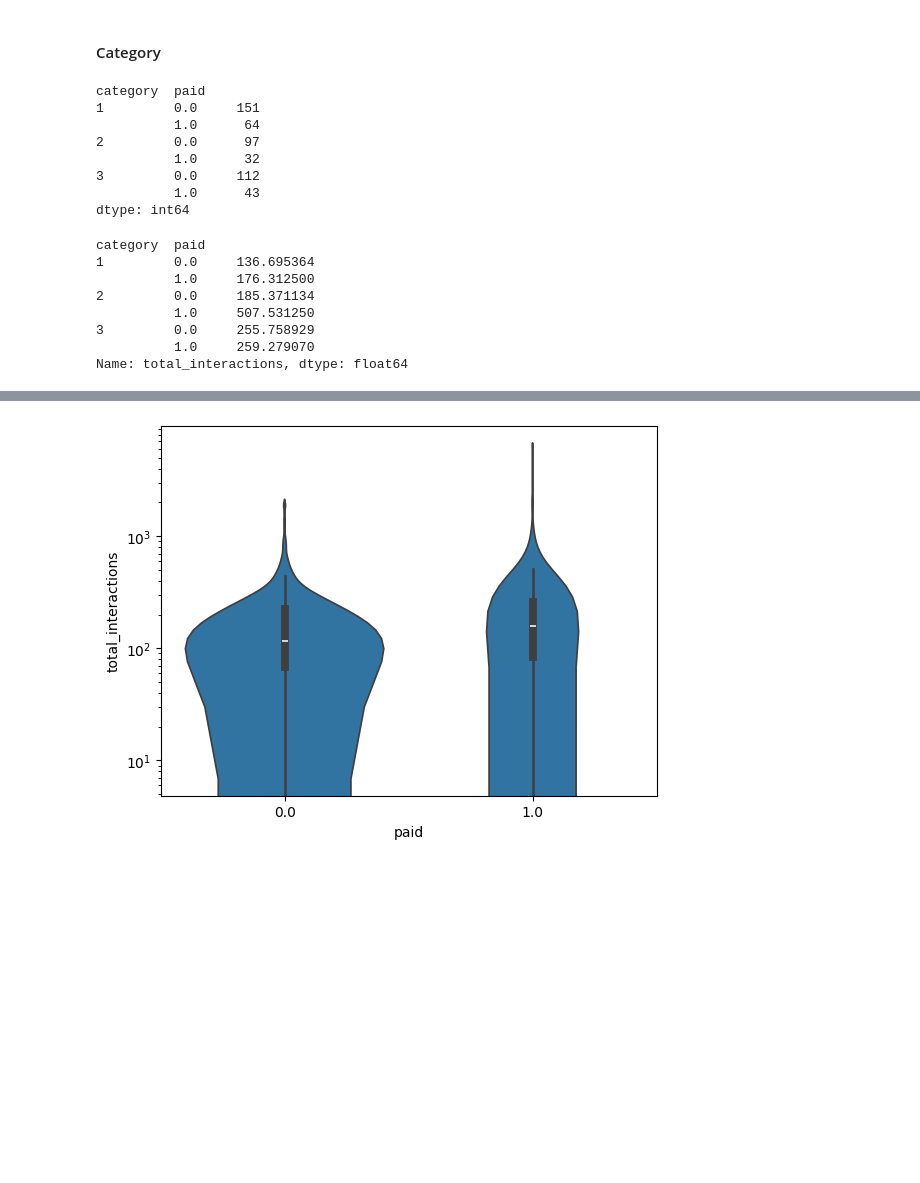
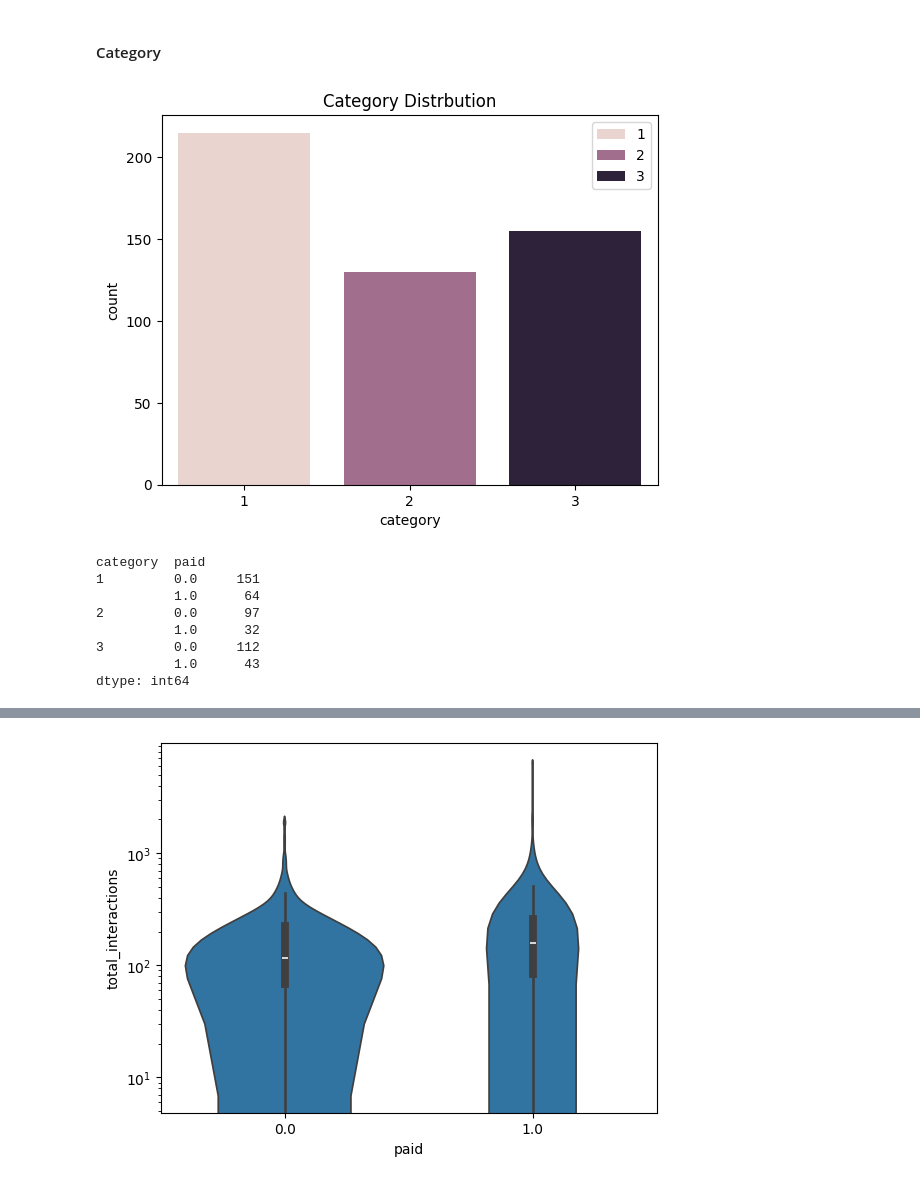
Before and after one commit to liammarsadeh/Facebook-Dataset-Project, a Jupyter notebook: FaceBook_dataset.ipynb, the cells around one changed output, grey strips where cells are left out. Cells and saved outputs as stored; diff of their text form; code cells hidden in the pictures; blank space fills up the shorter version.

```diff
--- a/FaceBook_dataset.ipynb
+++ b/FaceBook_dataset.ipynb
@@ -216,3 +237,11 @@ sns.barplot(x=df['paid'],y=df['total_interactions'])
+# %%
+# it seems that category doesn't effect the total interactions
+sns.countplot(x='category',hue='category',data=df)
+plt.title('Category Distrbution')
+plt.legend()
+plt.show()
+# %% [output]
+[figure, added]
 # %%
 df.groupby(['category','paid']).size()
 # as we can see most of the people are not paying for their promote
@@ -227,14 +256,5 @@ category  paid
           1.0      43
 dtype: int64
 # %%
-df.groupby(['category','paid'])['total_interactions'].mean()
-# it seems that paid ones making their jobs paid ones has much more interaction than unpaid ones esspicially in 2nd category
+mean_category_paid = df.groupby(['category','paid'])['total_interactions'].mean().reset_index()
+# it seems that paid ones making their jobs, paid ones has much more interaction than unpaid ones esspicially in 2nd category
-# %% [output]
-category  paid
-1         0.0     136.695364
-          1.0     176.312500
-2         0.0     185.371134
-          1.0     507.531250
-3         0.0     255.758929
-          1.0     259.279070
-Name: total_interactions, dtype: float64
```
Also changed, not shown: parts of 12 cells of this notebook.
